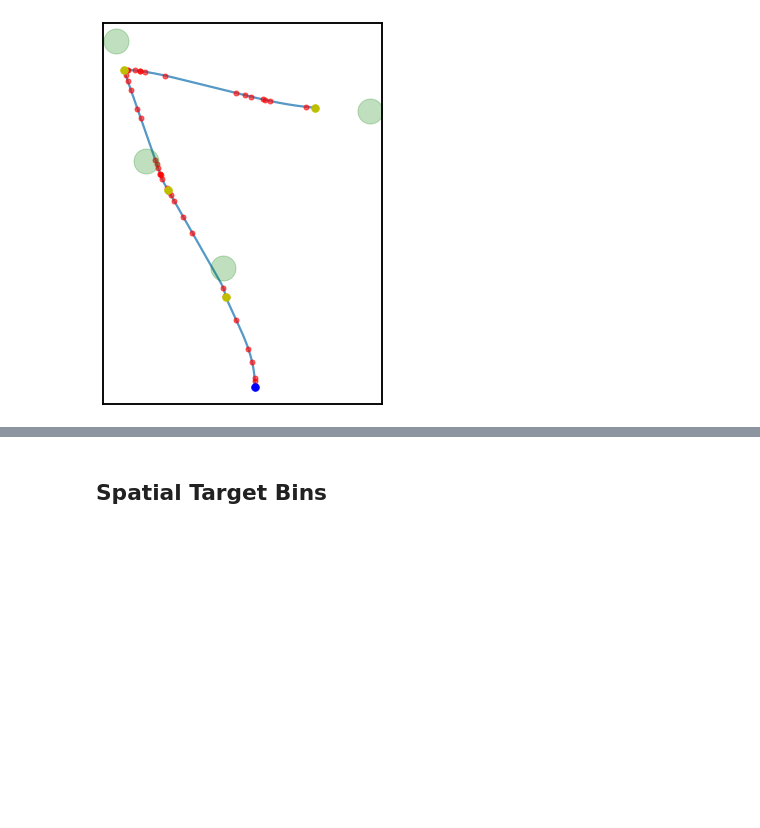
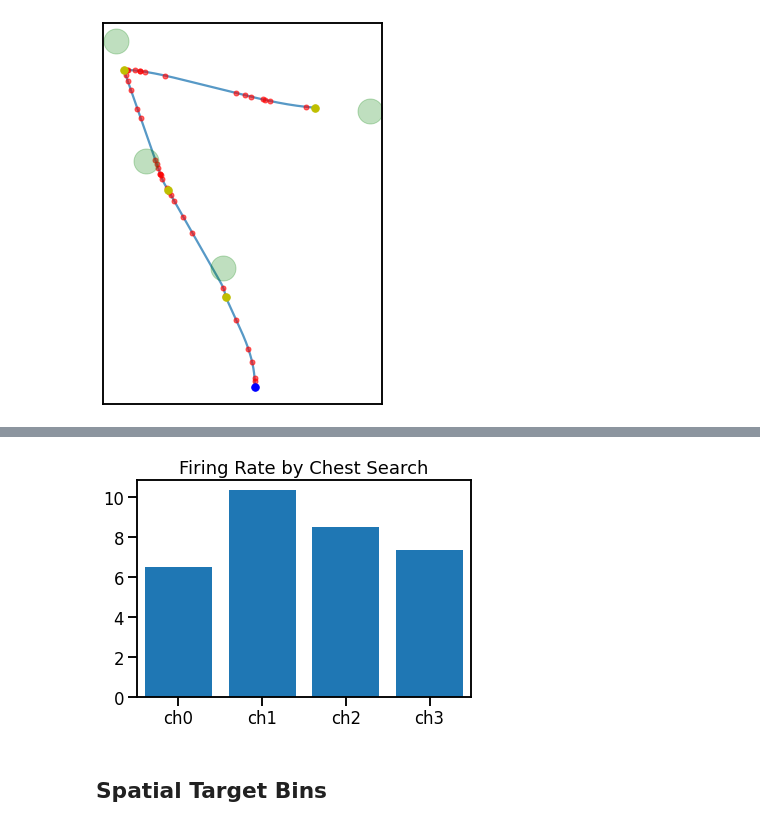
Before and after one commit to HSUPipeline/AnalyzeTH, a Jupyter notebook: notebooks/03-SpatialTargetCells.ipynb, the cells around one changed output, grey strips where cells are left out. Cells and saved outputs as stored; diff of their text form; code cells hidden in the pictures; blank space fills up the shorter version.

```diff
--- a/notebooks/03-SpatialTargetCells.ipynb
+++ b/notebooks/03-SpatialTargetCells.ipynb
@@ -195,2 +245,8 @@ plot_positions(t_pos, tspikes, landmarks, alpha=0.75, figsize=(5, 7))
+# %%
+# Compare with firing rate for all spikes in each segment (including stationary periods)
+trial_frs_all = convert_times_to_rates(t_spikes, seg_times[t_ind, :])
+plot_bar(trial_frs_all, title='Firing Rate by Chest Search', labels=['ch0', 'ch1', 'ch2', 'ch3'])
+# %% [output]
+[figure, added]
 # %% [markdown]
 ## Spatial Target Bins
```
Also changed, not shown: parts of 42 cells of this notebook.
